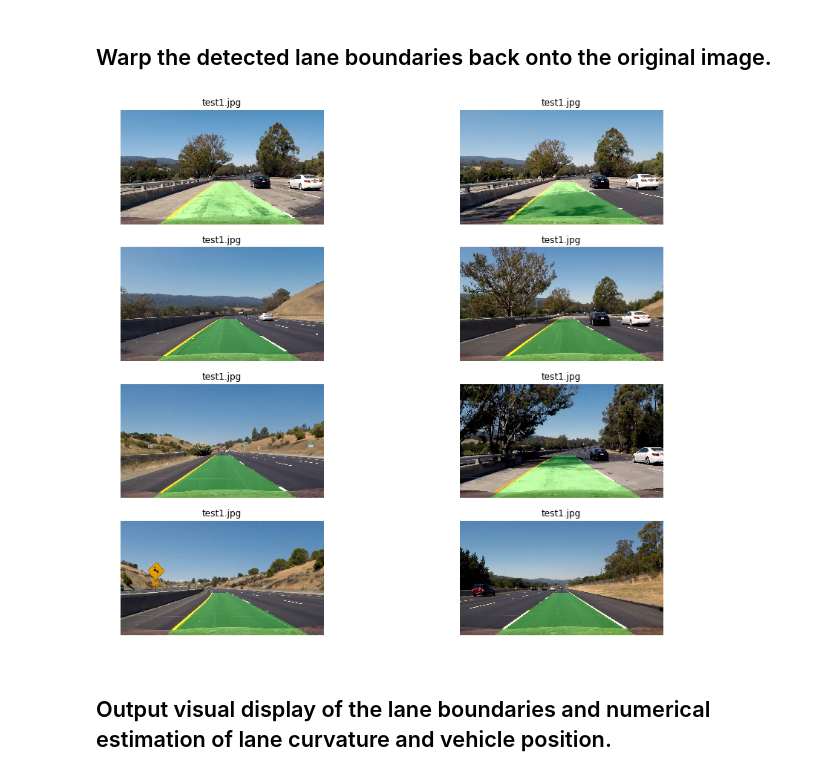
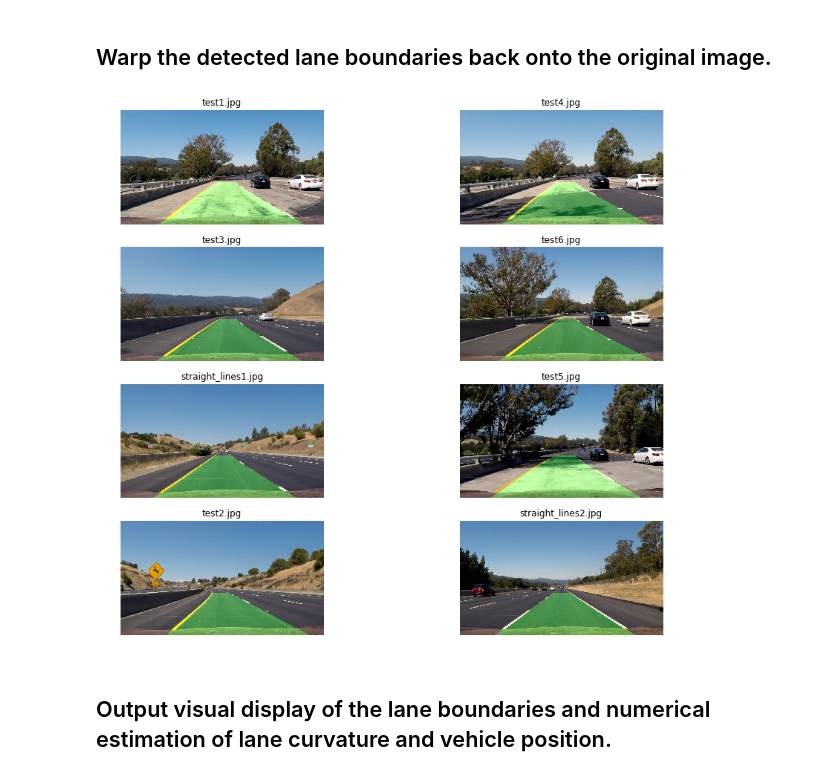
Before and after one commit to dongnanzhy/CarND-Advanced-Lane-Lines, a Jupyter notebook: final_pipeline.ipynb, the cells around one changed output. Saved outputs shown, nothing was run; the diff lists cells and outputs as text; code cells hidden in the pictures.

```diff
--- a/final_pipeline.ipynb
+++ b/final_pipeline.ipynb
@@ -22,7 +22,7 @@ import pickle
 import os
 %matplotlib inline
 # %%
-def show_images(images, cols = 4, rows = 5, figsize=(15,10), cmap = None):
+def show_images(images, cols = 4, rows = 5, figsize=(15,10), out_dir = None, cmap = None):
     """
     Display `images`
     """
@@ -33,6 +33,11 @@ def show_images(images, cols = 4, rows = 5, figsize=(15,10), cmap = None):
         if index < imgLength:
             img = images[index][1]
             image_name = images[index][0]
+            # write image
+            if out_dir is not None:
+                out_path = os.path.join(out_dir, image_name)
+                cv2.imwrite(out_path, img)
+            # show image
             if cmap == None:
                 ax.imshow(img)
             else:
@@ -168,16 +173,6 @@ ym_per_pix = 30/720 # meters per pixel in y dimension
 xm_per_pix = 3.7/700 # meters per pixel in x dimension
 
 def findLines(image, nwindows=9, margin=110, minpix=50):
-    """
-    Find the polynomial representation of the lines in the `image(after perspective transform)` using:
-    - `nwindows` as the number of windows.
-    - `margin` as the windows margin.
-    - `minpix` as minimum number of pixes found to recenter the window.
-    - `ym_per_pix` meters per pixel on Y.
-    - `xm_per_pix` meters per pixels on X.
-
-    Returns (left_fit, right_fit, left_lane_inds, right_lane_inds, out_img, nonzerox, nonzeroy)
-    """
     # Take a histogram of the bottom half of the image
     histogram = np.sum(image[image.shape[0]//2:,:], axis=0)
     # Create an output image to draw on and  visualize the result
@@ -247,10 +242,6 @@ def findLines(image, nwindows=9, margin=110, minpix=50):
     return (left_fit, right_fit, left_fit_m, right_fit_m, left_lane_inds, right_lane_inds, out_img, nonzerox, nonzeroy)
 
 def visualizeLanes(image, ax):
-    """
-    Visualize the windows and fitted lines for `image`.
-    Returns (`left_fit` and `right_fit`)
-    """
     left_fit, right_fit, left_fit_m, right_fit_m, left_lane_inds, right_lane_inds, out_img, nonzerox, nonzeroy = findLines(image)
     # Visualization
     ploty = np.linspace(0, image.shape[0]-1, image.shape[0] )
@@ -262,13 +253,9 @@ def visualizeLanes(image, ax):
     ax.imshow(out_img)
     ax.plot(left_fitx, ploty, color='yellow')
     ax.plot(right_fitx, ploty, color='yellow')
-    return ( left_fit, right_fit, left_fit_m, right_fit_m )
+    return ( left_fit, right_fit, left_fit_m, right_fit_m, out_img )
 
 def showLaneOnImages(images, cols = 2, rows = 4, figsize=(15,13)):
-    """
-    Display `images` on a [`cols`, `rows`] subplot grid.
-    Returns a collection with the image paths and the left and right polynomials.
-    """
     imgLength = len(images)
     fig, axes = plt.subplots(rows, cols, figsize=figsize)
     indexes = range(cols * rows)
@@ -276,13 +263,19 @@ def showLaneOnImages(images, cols = 2, rows = 4, figsize=(15,13)):
     for ax, index in zip(axes.flat, indexes):
         if index < imgLength:
             imagePathName, image = images[index]
-            left_fit, right_fit, left_fit_m, right_fit_m = visualizeLanes(image, ax)
+            left_fit, right_fit, left_fit_m, right_fit_m, out_img = visualizeLanes(image, ax)
             ax.set_title(imagePathName)
             ax.axis('off')
-            imageAndFit.append( ( imagePathName, left_fit, right_fit, left_fit_m, right_fit_m ) )
+            imageAndFit.append( ( imagePathName, left_fit, right_fit, left_fit_m, right_fit_m, out_img ) )
     return imageAndFit
 
 images_poly = showLaneOnImages(images_perspective_transform)
+# write image
+for item in images_poly:
+    image_name = item[0]
+    out_img = item[-1]
+    out_path = os.path.join('./output_images/detect_lane_pixels/', image_name)
+    cv2.imwrite(out_path, out_img)
 # %% [output]
 [figure]
 # %% [markdown]
@@ -296,7 +289,7 @@ def calculateCurvature(yRange, left_fit_cr):
     return ((1 + (2*left_fit_cr[0]*yRange*ym_per_pix + left_fit_cr[1])**2)**1.5) / np.absolute(2*left_fit_cr[0])
 
 for item in images_poly:
-    imagePath, left_fit, right_fit, left_fit_m, right_fit_m = item
+    imagePath, left_fit, right_fit, left_fit_m, right_fit_m, _ = item
     yRange = 719
     leftCurvature = calculateCurvature(yRange, left_fit_m) / 1000
     rightCurvature = calculateCurvature(yRange, right_fit_m) / 1000
@@ -350,11 +343,11 @@ images_result = []
 for i in range(len(images_perspective_transform)):
     img_test = images_test[i][1]
     img_perspective_transform = images_perspective_transform[i][1]
-    images_result.append((item[0], drawLaneOnImage(img_perspective_transform, img_test)))
+    images_result.append((images_test[i][0], drawLaneOnImage(img_perspective_transform, img_test)))
 # %%
-show_images(images_result, 2, 4, (15, 13))
+show_images(images_result, 2, 4, (15, 13), out_dir='./output_images/lane_detection/')
 # %% [output]
-[figure, old version]
+[figure, new version]
 # %% [markdown]
 ## Output visual display of the lane boundaries and numerical estimation of lane curvature and vehicle position.
 # %%
```
Also changed, not shown: parts of 3 cells of this notebook, 34 other files.
